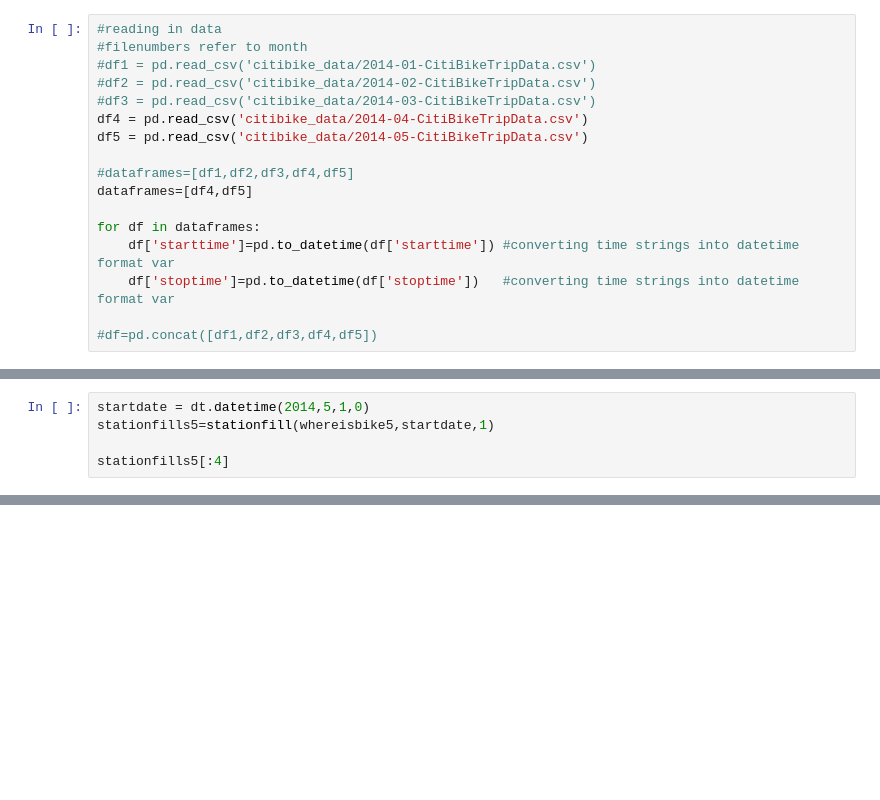
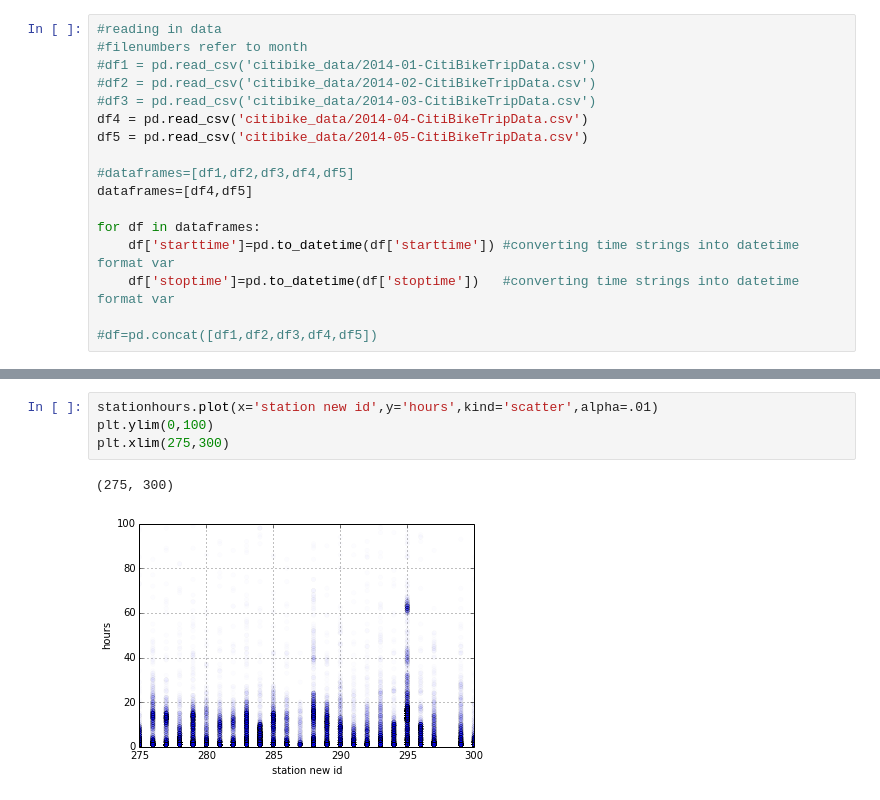
Before and after one commit to deenapatel/citibike, a Jupyter notebook: Citibike.ipynb, the cells around one changed output, grey strips where cells are left out. Saved outputs shown, nothing was run; the diff lists cells and outputs as text; blank space fills up the shorter version.

```diff
--- a/Citibike.ipynb
+++ b/Citibike.ipynb
@@ -199,5 +23,0 @@ stationfills - dataframe with time-date rows (one for each hour of the month), a
-# %%
-startdate = dt.datetime(2014,5,1,0)
-stationfills5=stationfill(whereisbike5,startdate,1)
-
-stationfills5[:4]
@@ -432,0 +240,7 @@ stationdf[stationdf.statusValue=='Not In Service']
+# %%
+stationhours.plot(x='station new id',y='hours',kind='scatter',alpha=.01)
+plt.ylim(0,100)
+plt.xlim(275,300)
+# %% [output]
+(275, 300)
+[figure, added]
```
Also changed, not shown: parts of 82 cells of this notebook, 3 other files.
